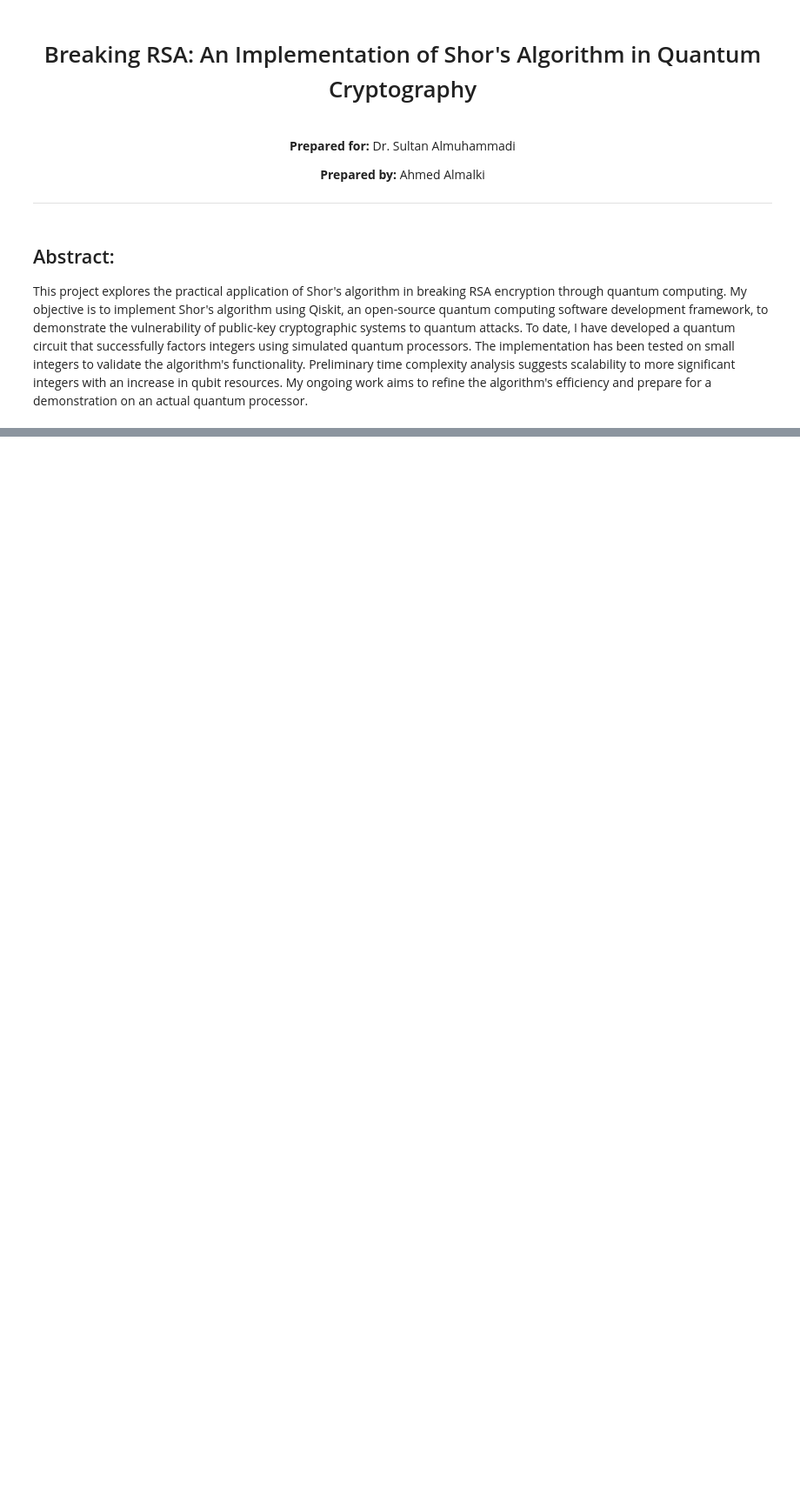
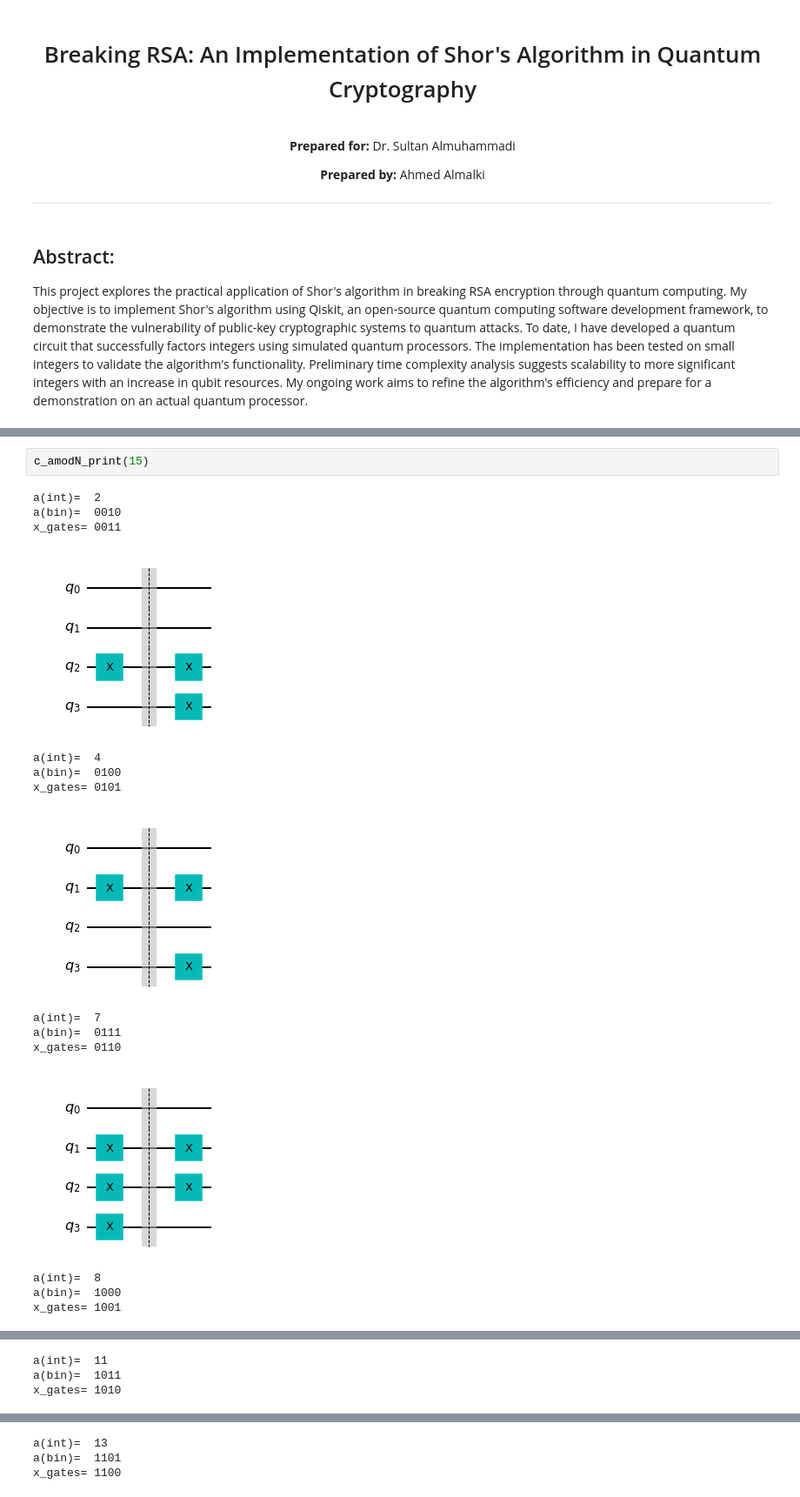
Before and after one commit to asajm/Quantum-Cryptography, a Jupyter notebook: Quantum-Cryptography.ipynb, the cells around one changed output, grey strips where cells are left out. Shown at 87% size. Saved outputs shown, nothing was run; the diff lists cells and outputs as text; blank space fills up the shorter version.

Commit message:
controlled U gate accepts any N value

```diff
--- a/Quantum-Cryptography.ipynb
+++ b/Quantum-Cryptography.ipynb
@@ -187,0 +98,18 @@ Success! Non-trivial factors are p=3 and q=5
+# %%
+c_amodN_print(15)
+# %% [output]
+a(int)=  2
+a(bin)=  0010
+x_gates= 0011
+[figure, added]
+a(int)=  4
+a(bin)=  0100
+x_gates= 0101
+[figure, added]
+a(int)=  7
+a(bin)=  0111
+x_gates= 0110
+[figure, added]
+a(int)=  8
+a(bin)=  1000
+x_gates= 1001
@@ -187,0 +117,3 @@ Success! Non-trivial factors are p=3 and q=5
+a(int)=  11
+a(bin)=  1011
+x_gates= 1010
@@ -187,0 +121,3 @@ Success! Non-trivial factors are p=3 and q=5
+a(int)=  13
+a(bin)=  1101
+x_gates= 1100
```
Also changed, not shown: parts of 25 cells of this notebook.
